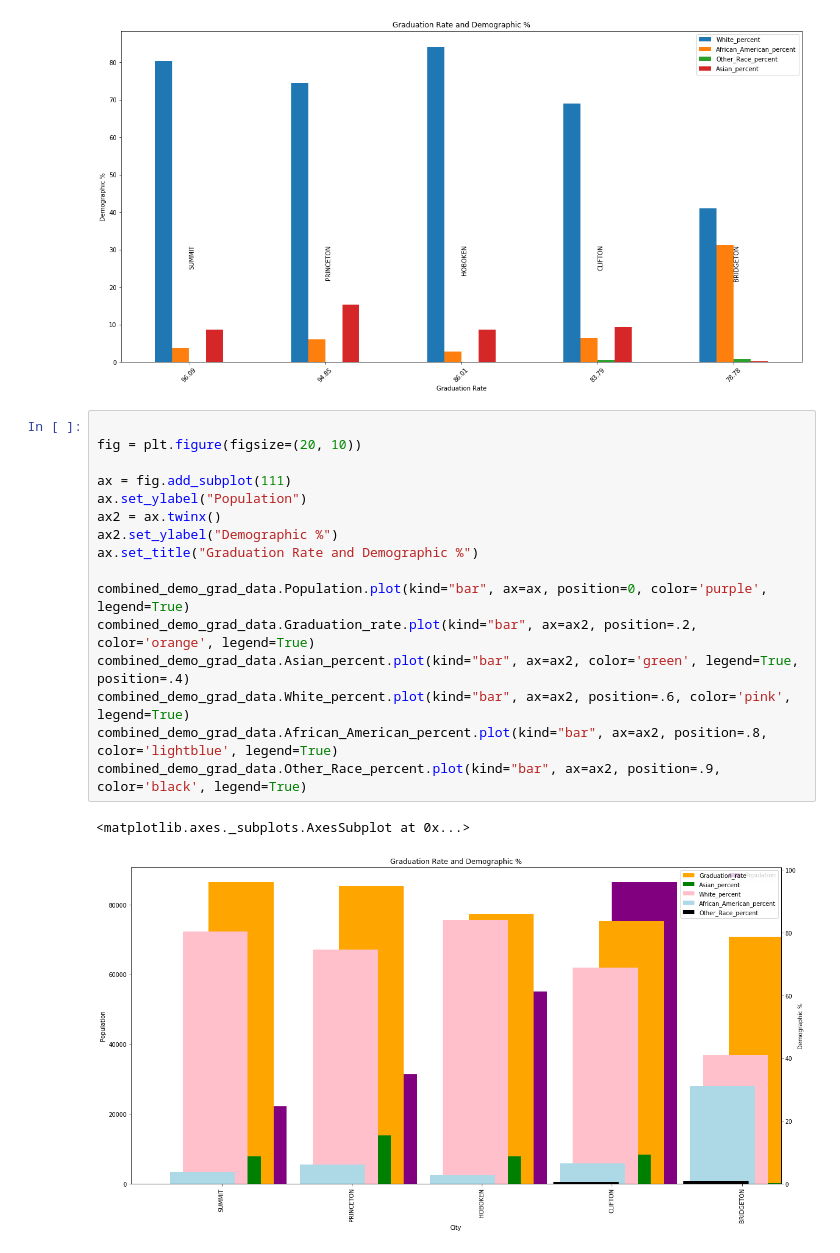
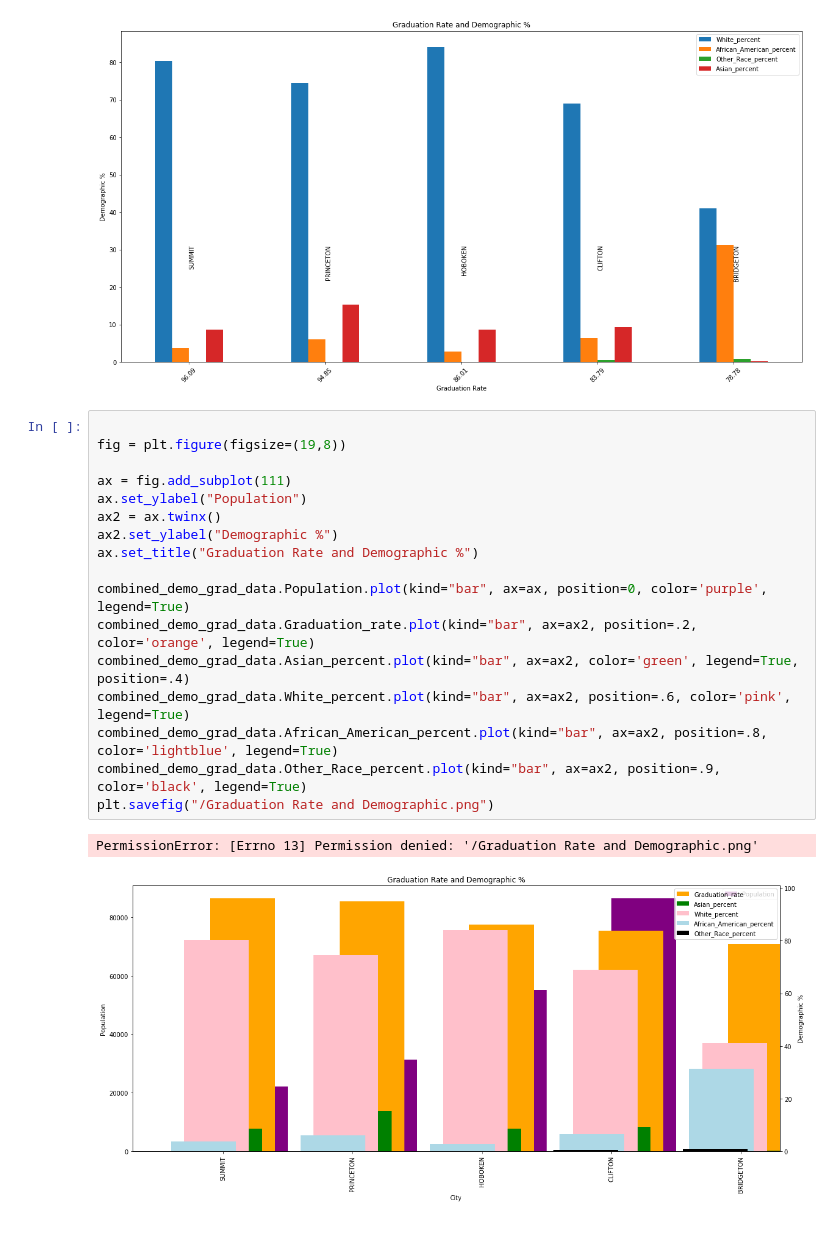
Before and after one commit to fab5-rutgers/first_project, a Jupyter notebook: Demographic/Demographic_vs_Performance.ipynb, the cells around one changed output. Saved outputs shown, nothing was run; the diff lists cells and outputs as text.

```diff
--- a/Demographic/Demographic_vs_Performance.ipynb
+++ b/Demographic/Demographic_vs_Performance.ipynb
@@ -296,20 +296,21 @@ plt.xticks(rotation=45)
 [figure]
 # %%
 
-fig = plt.figure(figsize=(20, 10))
+fig = plt.figure(figsize=(19,8))
 
 ax = fig.add_subplot(111)
 ax.set_ylabel("Population")
 ax2 = ax.twinx()
 ax2.set_ylabel("Demographic %")
 ax.set_title("Graduation Rate and Demographic %")
 
 combined_demo_grad_data.Population.plot(kind="bar", ax=ax, position=0, color='purple', legend=True)
 combined_demo_grad_data.Graduation_rate.plot(kind="bar", ax=ax2, position=.2, color='orange', legend=True)
 combined_demo_grad_data.Asian_percent.plot(kind="bar", ax=ax2, color='green', legend=True, position=.4)
 combined_demo_grad_data.White_percent.plot(kind="bar", ax=ax2, position=.6, color='pink', legend=True)
 combined_demo_grad_data.African_American_percent.plot(kind="bar", ax=ax2, position=.8, color='lightblue', legend=True)
 combined_demo_grad_data.Other_Race_percent.plot(kind="bar", ax=ax2, position=.9, color='black', legend=True)
+plt.savefig("/Graduation Rate and Demographic.png")
 # %% [output]
-<matplotlib.axes._subplots.AxesSubplot at 0x...>
+PermissionError: [Errno 13] Permission denied: '/Graduation Rate and Demographic.png'
-[figure, old version]
+[figure, new version]
```
Also changed, not shown: 9 other files.
